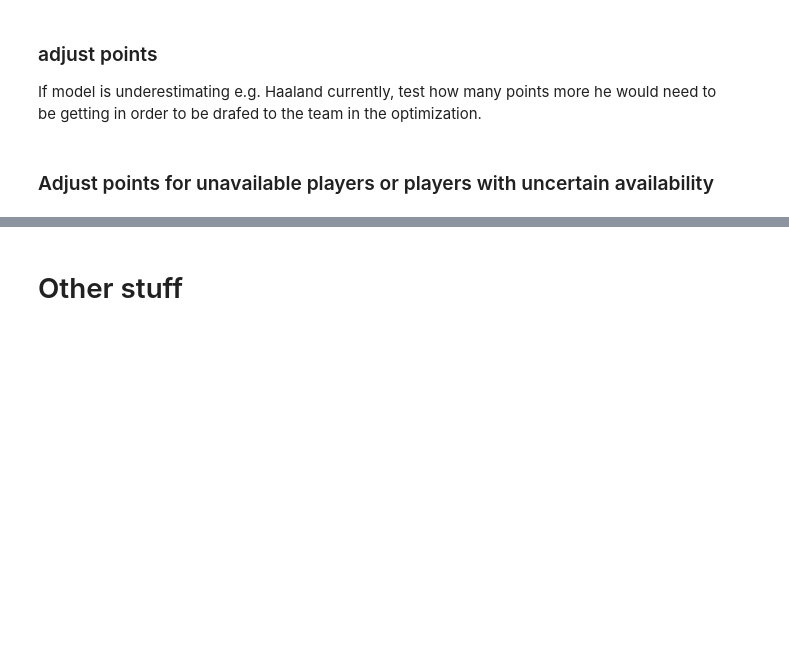
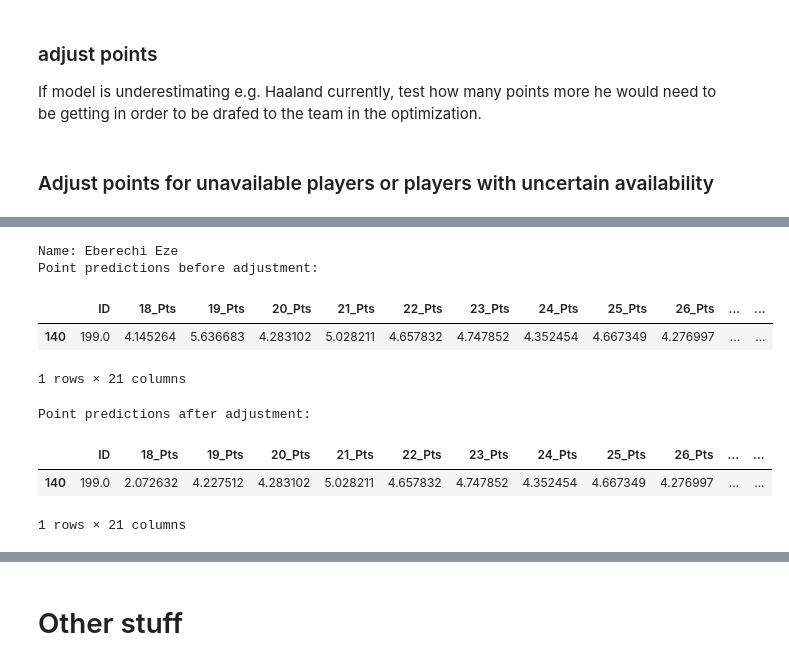
Before and after one commit to jaksticks/Fantasy-Premier-League, a Jupyter notebook: season24_25/notebooks/fplreview_style_projection_data.ipynb, the cells around one changed output, grey strips where cells are left out. Drawn from its saved outputs; the diff is of its cells as text; code cells hidden in the pictures; blank space fills up the shorter version.

```diff
--- a/season24_25/notebooks/fplreview_style_projection_data.ipynb
+++ b/season24_25/notebooks/fplreview_style_projection_data.ipynb
@@ -164,3 +277,13 @@ display(projections.loc[projections.id==player_id, 'name'].unique())
 # %%
-adjust_points_via_weights(player_id=338, gameweeks=[17,18,19], weights=[0.25,0.5,0.75])
+adjust_points_via_weights(player_id=199, gameweeks=[18,19], weights=[0.5,0.75])
+# %% [output]
+Name: Eberechi Eze
+Point predictions before adjustment:
+|  | ID | 18_Pts | 19_Pts | 20_Pts | 21_Pts | 22_Pts | 23_Pts | 24_Pts | 25_Pts | 26_Pts | ... | ... |
+| 140 | 199.0 | 4.145264 | 5.636683 | 4.283102 | 5.028211 | 4.657832 | 4.747852 | 4.352454 | 4.667349 | 4.276997 | ... | ... |
+1 rows × 21 columns
+Point predictions after adjustment:
+|  | ID | 18_Pts | 19_Pts | 20_Pts | 21_Pts | 22_Pts | 23_Pts | 24_Pts | 25_Pts | 26_Pts | ... | ... |
+| 140 | 199.0 | 2.072632 | 4.227512 | 4.283102 | 5.028211 | 4.657832 | 4.747852 | 4.352454 | 4.667349 | 4.276997 | ... | ... |
+1 rows × 21 columns
 # %%
```
Also changed, not shown: parts of 22 cells of this notebook, 7 other files.
